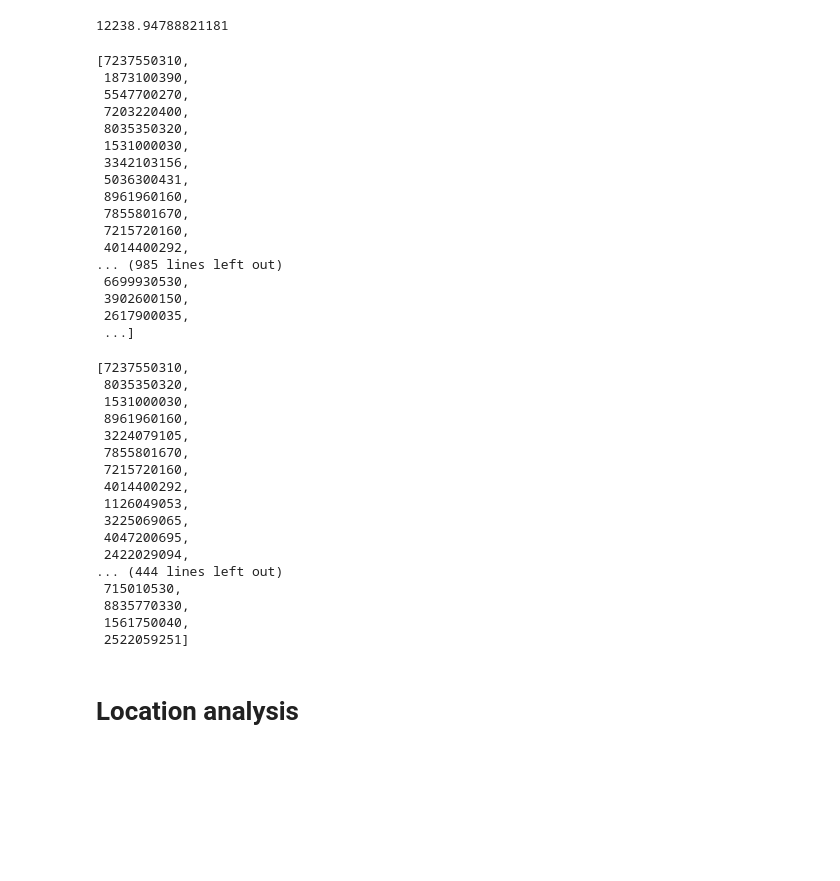
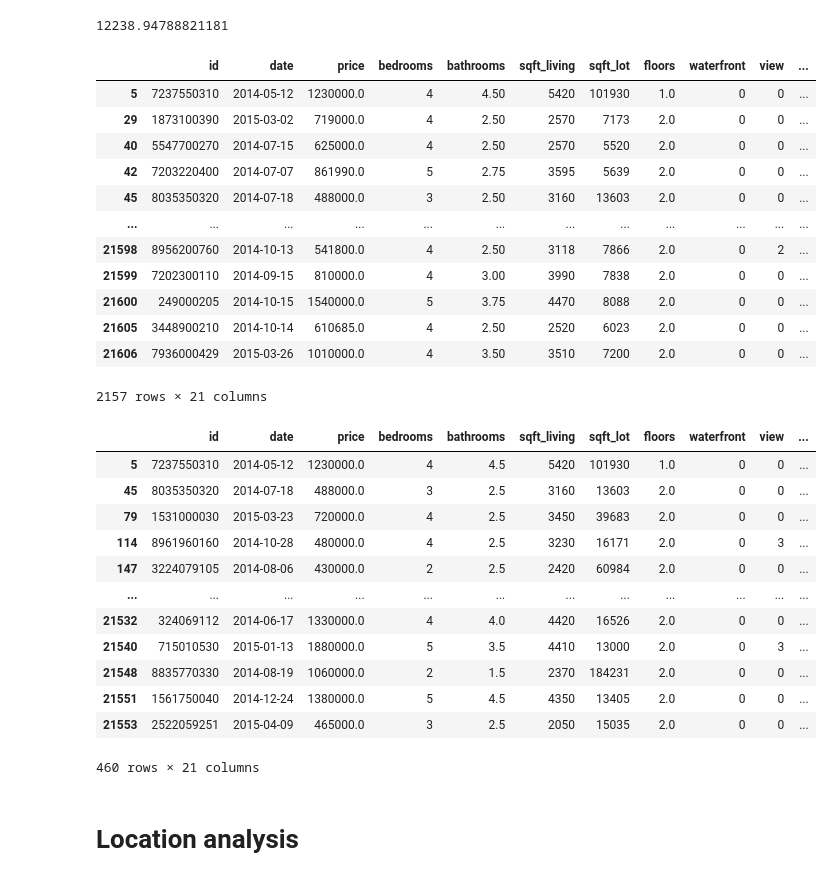
Before and after one commit to naouuud/fsd-general, a Jupyter notebook: week-1/pandas_assignment_2.ipynb, the cells around one changed output. Saved outputs shown, nothing was run; the diff lists cells and outputs as text; code cells hidden in the pictures; blank space fills up the shorter version.

```diff
--- a/week-1/pandas_assignment_2.ipynb
+++ b/week-1/pandas_assignment_2.ipynb
@@ -167,45 +167,37 @@ sqft_lot_mean
 # %% [output]
 12238.94788821181
 # %%
-list(df.loc[df['sqft_living'] > sqft_living_mean]['id'])
+df.loc[df['sqft_living'] > sqft_living_mean]
 # %% [output]
+|  | id | date | price | bedrooms | bathrooms | sqft_living | sqft_lot | floors | waterfront | view | ... |
+| 5 | 7237550310 | 2014-05-12 | 1230000.0 | 4 | 4.50 | 5420 | 101930 | 1.0 | 0 | 0 | ... |
+| 29 | 1873100390 | 2015-03-02 | 719000.0 | 4 | 2.50 | 2570 | 7173 | 2.0 | 0 | 0 | ... |
+| 40 | 5547700270 | 2014-07-15 | 625000.0 | 4 | 2.50 | 2570 | 5520 | 2.0 | 0 | 0 | ... |
+| 42 | 7203220400 | 2014-07-07 | 861990.0 | 5 | 2.75 | 3595 | 5639 | 2.0 | 0 | 0 | ... |
+| 45 | 8035350320 | 2014-07-18 | 488000.0 | 3 | 2.50 | 3160 | 13603 | 2.0 | 0 | 0 | ... |
+| ... | ... | ... | ... | ... | ... | ... | ... | ... | ... | ... | ... |
+| 21598 | 8956200760 | 2014-10-13 | 541800.0 | 4 | 2.50 | 3118 | 7866 | 2.0 | 0 | 2 | ... |
+| 21599 | 7202300110 | 2014-09-15 | 810000.0 | 4 | 3.00 | 3990 | 7838 | 2.0 | 0 | 0 | ... |
+| 21600 | 249000205 | 2014-10-15 | 1540000.0 | 5 | 3.75 | 4470 | 8088 | 2.0 | 0 | 0 | ... |
+| 21605 | 3448900210 | 2014-10-14 | 610685.0 | 4 | 2.50 | 2520 | 6023 | 2.0 | 0 | 0 | ... |
+| 21606 | 7936000429 | 2015-03-26 | 1010000.0 | 4 | 3.50 | 3510 | 7200 | 2.0 | 0 | 0 | ... |
-[7237550310,
- 1873100390,
- 5547700270,
- 7203220400,
- 8035350320,
- 1531000030,
- 3342103156,
- 5036300431,
- 8961960160,
- 7855801670,
- 7215720160,
- 4014400292,
-... (985 lines left out)
- 6699930530,
- 3902600150,
- 2617900035,
- ...]
+2157 rows × 21 columns
 # %%
-list(df.loc[df['sqft_lot'] > sqft_lot_mean]['id'])
+df.loc[df['sqft_lot'] > sqft_lot_mean]
 # %% [output]
+|  | id | date | price | bedrooms | bathrooms | sqft_living | sqft_lot | floors | waterfront | view | ... |
+| 5 | 7237550310 | 2014-05-12 | 1230000.0 | 4 | 4.5 | 5420 | 101930 | 1.0 | 0 | 0 | ... |
+| 45 | 8035350320 | 2014-07-18 | 488000.0 | 3 | 2.5 | 3160 | 13603 | 2.0 | 0 | 0 | ... |
+| 79 | 1531000030 | 2015-03-23 | 720000.0 | 4 | 2.5 | 3450 | 39683 | 2.0 | 0 | 0 | ... |
+| 114 | 8961960160 | 2014-10-28 | 480000.0 | 4 | 2.5 | 3230 | 16171 | 2.0 | 0 | 3 | ... |
+| 147 | 3224079105 | 2014-08-06 | 430000.0 | 2 | 2.5 | 2420 | 60984 | 2.0 | 0 | 0 | ... |
+| ... | ... | ... | ... | ... | ... | ... | ... | ... | ... | ... | ... |
+| 21532 | 324069112 | 2014-06-17 | 1330000.0 | 4 | 4.0 | 4420 | 16526 | 2.0 | 0 | 0 | ... |
+| 21540 | 715010530 | 2015-01-13 | 1880000.0 | 5 | 3.5 | 4410 | 13000 | 2.0 | 0 | 3 | ... |
+| 21548 | 8835770330 | 2014-08-19 | 1060000.0 | 2 | 1.5 | 2370 | 184231 | 2.0 | 0 | 0 | ... |
+| 21551 | 1561750040 | 2014-12-24 | 1380000.0 | 5 | 4.5 | 4350 | 13405 | 2.0 | 0 | 0 | ... |
+| 21553 | 2522059251 | 2015-04-09 | 465000.0 | 3 | 2.5 | 2050 | 15035 | 2.0 | 0 | 0 | ... |
-[7237550310,
- 8035350320,
- 1531000030,
- 8961960160,
- 3224079105,
- 7855801670,
- 7215720160,
- 4014400292,
- 1126049053,
- 3225069065,
- 4047200695,
- 2422029094,
-... (444 lines left out)
- 715010530,
- 8835770330,
- 1561750040,
- 2522059251]
+460 rows × 21 columns
 # %% [markdown]
 # Location analysis
 # %%
```
